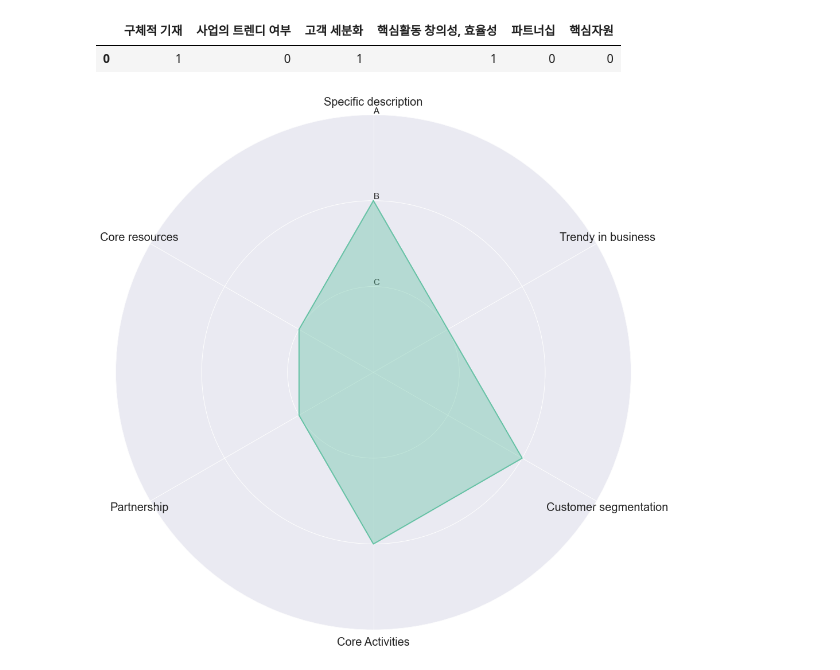
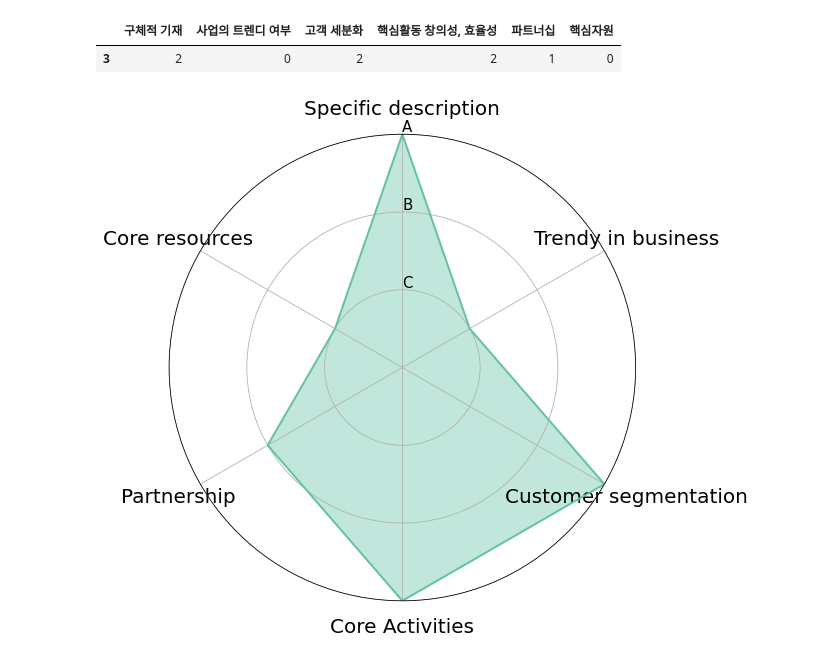
Before and after one commit to JuNoe2020/bax_project, a Jupyter notebook: flask_only_func/save_radar_func.ipynb, the cells around one changed output. Cells and saved outputs as stored; diff of their text form; code cells hidden in the pictures.

```diff
--- a/flask_only_func/save_radar_func.ipynb
+++ b/flask_only_func/save_radar_func.ipynb
@@ -18,12 +18,14 @@ from matplotlib.transforms import Affine2D
 ## 데이터 준비
 raw_df = pd.read_csv('data/preprocessed_labelled_final_df.csv')
 df=raw_df[['구체적 기재', '사업의 트렌디 여부', '고객 세분화', '핵심활동 창의성, 효율성', '파트너십', '핵심자원']]
+# %%
+df[3:4]
+# %% [output]
+|  | 구체적 기재 | 사업의 트렌디 여부 | 고객 세분화 | 핵심활동 창의성, 효율성 | 파트너십 | 핵심자원 |
+| 3 | 2 | 0 | 2 | 2 | 1 | 0 |
 # %%
 # 예시용 데이터프레임
-df[:1]
+sample = df[3:4]
-# %% [output]
-|  | 구체적 기재 | 사업의 트렌디 여부 | 고객 세분화 | 핵심활동 창의성, 효율성 | 파트너십 | 핵심자원 |
-| 0 | 1 | 0 | 1 | 1 | 0 | 0 |
 # %%
 # 레이더 차트를 저장하는 함수
 # df:위 예시용 데이터프레임이 들어가야함
@@ -44,7 +46,7 @@ def save_radar_chart(df):
                       '핵심자원':'Core resources'})
 
 
-
+    ## 따로 그리기
     labels = df.columns[:]
     num_labels = len(labels)
 
@@ -53,15 +55,16 @@ def save_radar_chart(df):
 
     my_palette = plt.cm.get_cmap("Set2", len(df.index))
 
-    fig = plt.figure(figsize=(15,15))
+    fig = plt.figure(figsize=(10,10))
     fig.set_facecolor('white')
 
-    # for i, row in df.iterrows():
-    color = my_palette(i)
+#     for i, row in df.iterrows():
+    color = my_palette(0)
+#         data = df.iloc[i].tolist()
     data = df.iloc[0].tolist()
     data += data[:1]
 
-    ax = plt.subplot(1,1,i+1, polar=True)
+    ax = plt.subplot(1,1,1, polar=True)
     ax.set_theta_offset(pi / 2) ## 시작점
     ax.set_theta_direction(-1) ## 그려지는 방향 시계방향
 
@@ -82,6 +85,6 @@ def save_radar_chart(df):
     plt.savefig('savefig_smaple.png')
 # %%
 # 함수실행
-save_radar_chart(df)
+save_radar_chart(sample)
 # %% [output]
-[figure, old version]
+[figure, new version]
```
